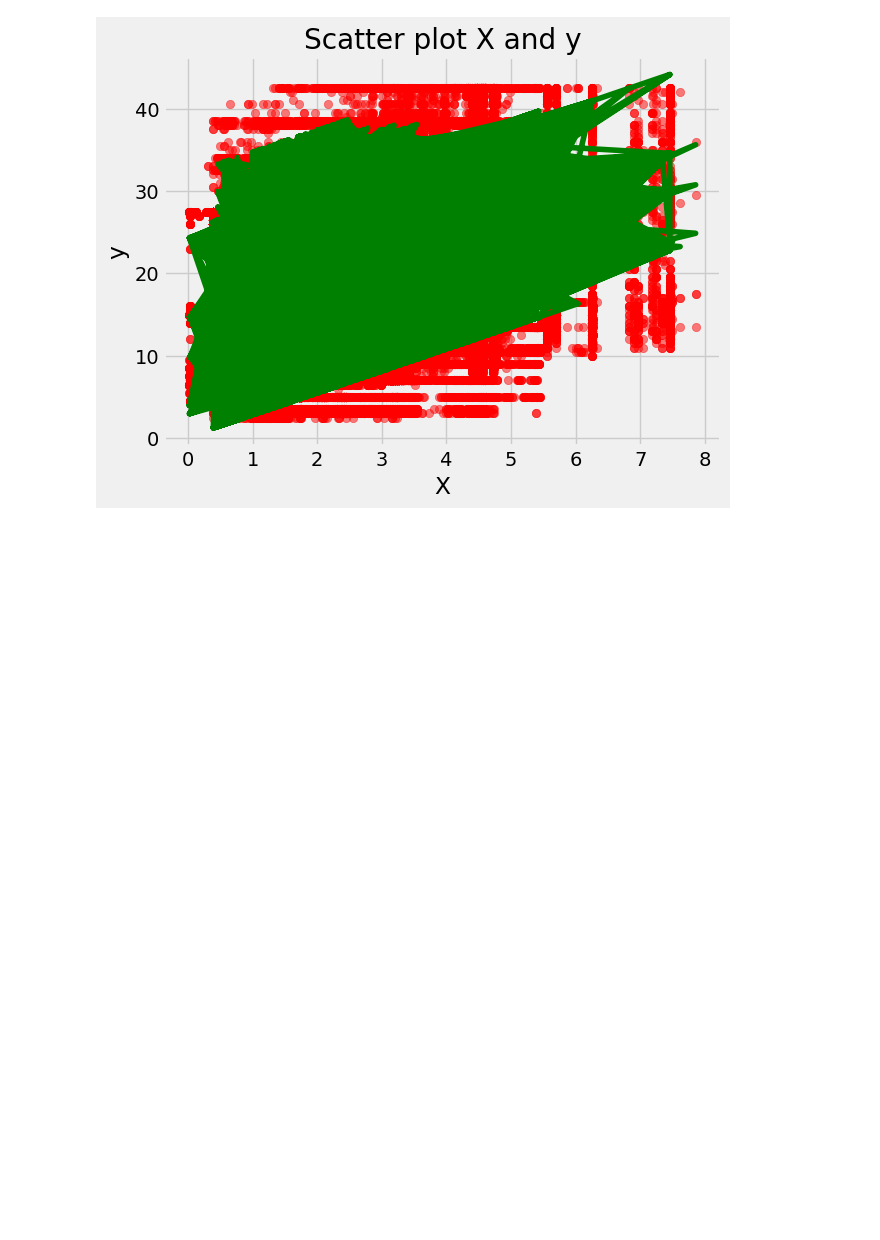
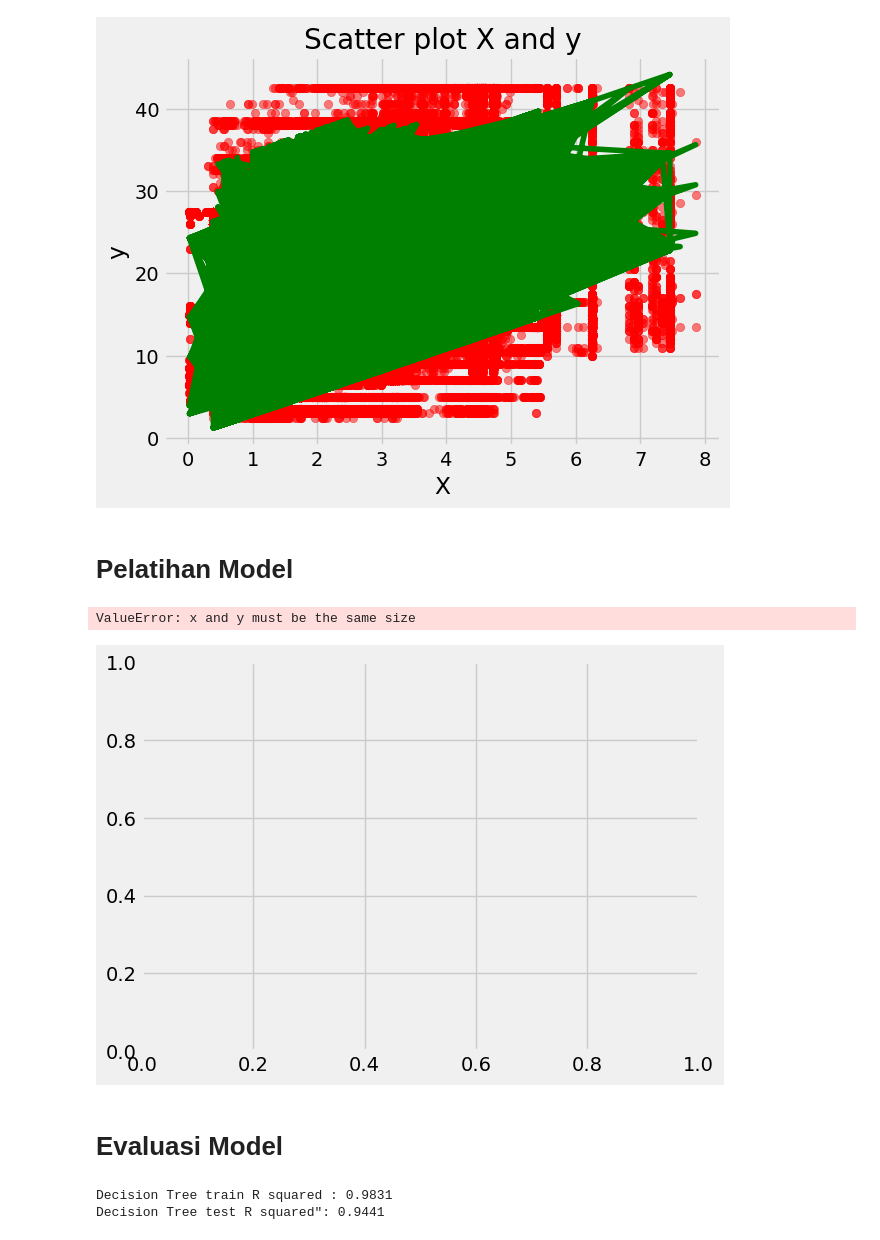
Before and after one commit to qarisp/H8_PYTN-KS08-019, a Jupyter notebook: FinalProject/PYTN_KampusMerdeka_fp1_Qaris Ardian Pratama.ipynb, the cells around one changed output. Saved outputs shown, nothing was run; the diff lists cells and outputs as text; code cells hidden in the pictures; blank space fills up the shorter version.

```diff
--- a/FinalProject/PYTN_KampusMerdeka_fp1_Qaris Ardian Pratama.ipynb
+++ b/FinalProject/PYTN_KampusMerdeka_fp1_Qaris Ardian Pratama.ipynb
@@ -580,2 +687,8 @@ new_df_onehot.head()
 # %% [markdown]
 #### Dataset Split
+# %%
+#Membuat variabel x_transform untuk menampung hasil data yang menghapus kolom price dan rate
+x_transform = new_df_onehot.drop(["price"], axis=1)
+
+#Mencetak jumlah baris dan kolom pada variabel x_transform
+print(x_transform.shape)
@@ -581,0 +697,10 @@ new_df_onehot.head()
+# %%
+sfs = SFS(LinearRegression(),
+          k_features=10,
+          forward=True,
+          floating=False,
+          scoring = 'r2',
+          cv = 3)
+# %%
+sfs.fit(x_transform, Y)
+sfs.k_feature_names_
@@ -593,2 +714,4 @@ print(y.shape)
+# %%
+X_train, X_test, y_train, y_test = train_test_split(x_transform, Y, test_size=0.3, random_state=0)
 # %% [markdown]
 #### Modelling
@@ -715,3 +845,26 @@ plt.ylabel('y')
 plt.show()
 # %% [output]
 [figure]
+# %% [markdown]
+# Pelatihan Model
+# %%
+x_axis = X_test.distance
+
+plt.scatter(x_axis, y_test, c = 'b', alpha = 0.5, marker = 'x', label = 'test')
+plt.scatter(x_axis, y_pred, c = 'y', alpha = 0.5, marker = 'x', label = 'Prediction')
+plt.xlabel('distance')
+plt.ylabel('price')
+plt.title("Perbandingan Jarak-Harga Prediksi dengan Jarak-Harga Aktual")
+plt.legend(loc = 'upper right')
+
+# Save Plot
+# plt.savefig("linear_regression.png",
+#            bbox_inches ="tight",
+#            pad_inches = 1,
+#            transparent = True,
+#            orientation ='landscape')
+
+plt.show()
+# %% [output]
+ValueError: x and y must be the same size
+[figure, added]
@@ -717,0 +877,2 @@ plt.show()
+# %% [markdown]
+# Evaluasi Model
@@ -717,0 +881,9 @@ plt.show()
+# %%
+predictions_dt = dt_model.predict(X_test)
+l_dt_train_r2 = model2.score(X_train, y_train)
+l_dt_test_r2 = model2.score(X_test, y_test)
+print('Decision Tree train R squared : %.4f' % l_dt_train_r2)
+print('Decision Tree test R squared": %.4f' % l_dt_test_r2)
+# %% [output]
+Decision Tree train R squared : 0.9831
+Decision Tree test R squared": 0.9441
```
Also changed, not shown: parts of 24 cells of this notebook.
